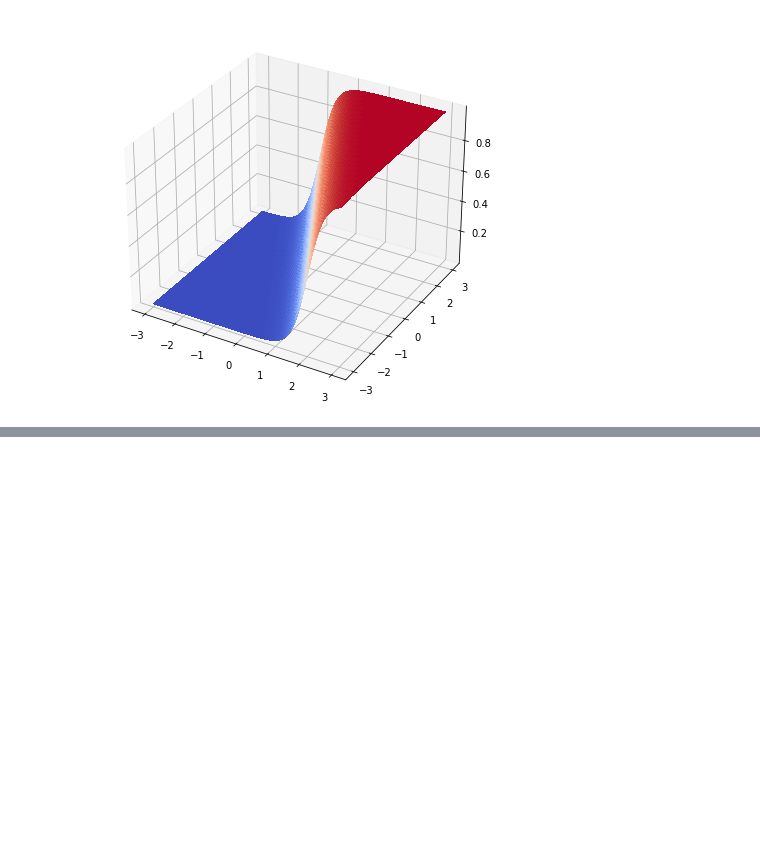
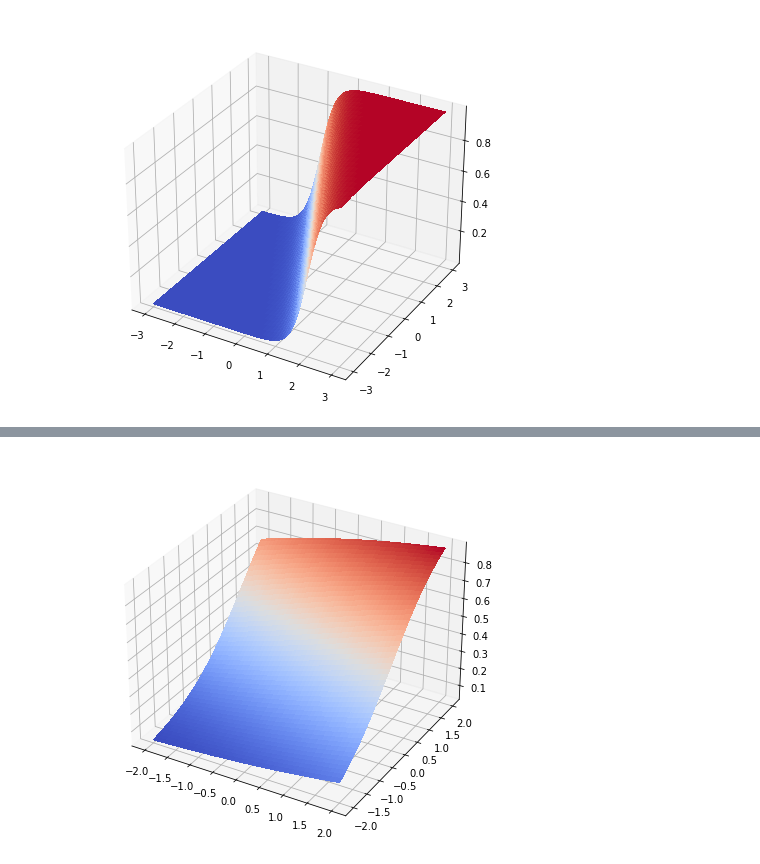
Before and after one commit to Sakurajima-sight/Mathematics-for-programmers-Python, a Jupyter notebook: Chapter 15/Untitled.ipynb, the cells around one changed output, grey strips where cells are left out. Saved outputs shown, nothing was run; the diff lists cells and outputs as text; code cells hidden in the pictures; blank space fills up the shorter version.

```diff
--- a/Chapter 15/Untitled.ipynb
+++ b/Chapter 15/Untitled.ipynb
@@ -321,0 +397,4 @@ plot_scalar_field(lambda x,y:sigmoid(4*x+2*y-2),-3,3,-3,3)
+# %%
+plot_scalar_field(make_logistic(0.35,1,0.56), -2, 2, -2, 2)
+# %% [output]
+[figure, added]
```
Also changed, not shown: parts of 21 cells of this notebook, 1 other file.
